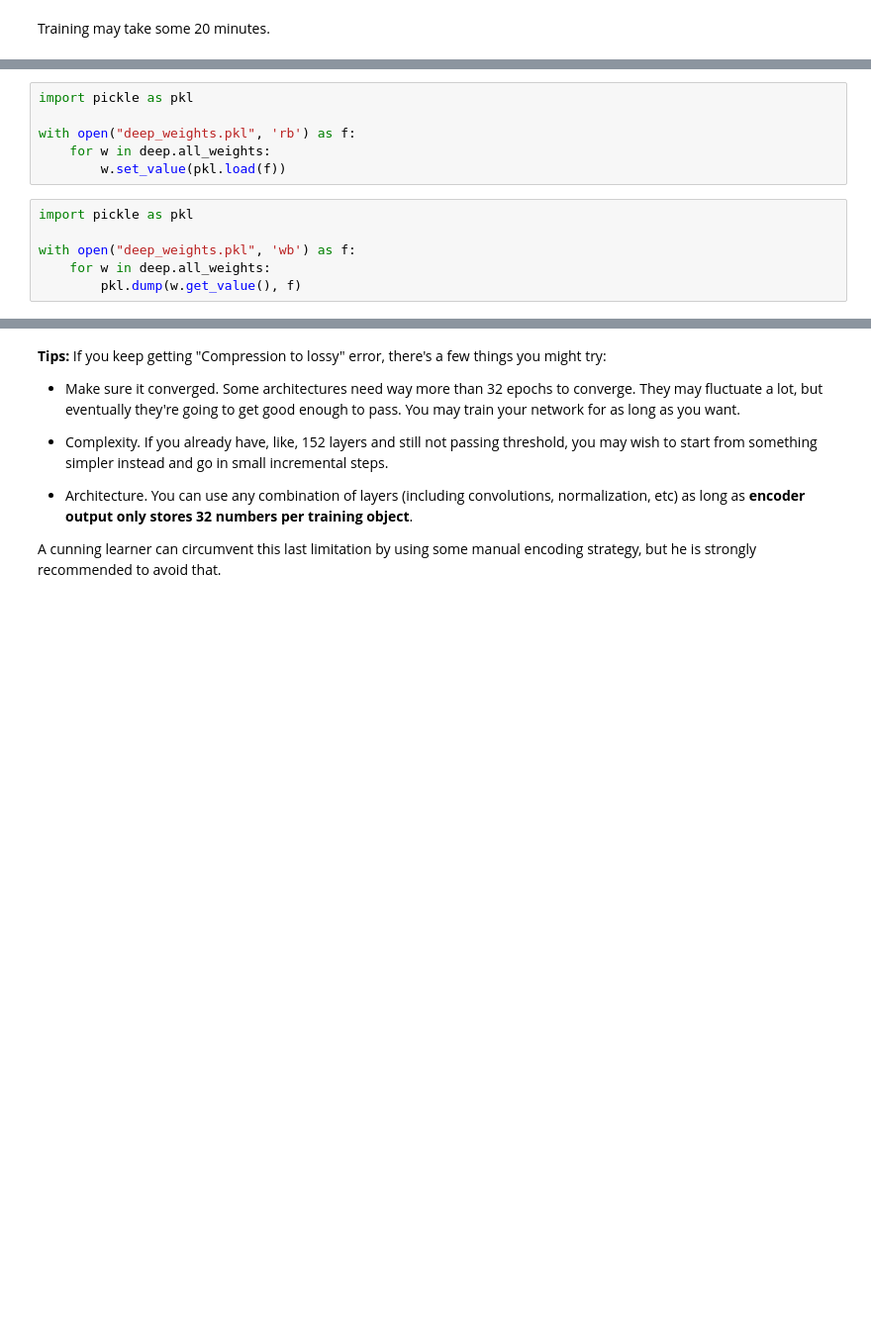
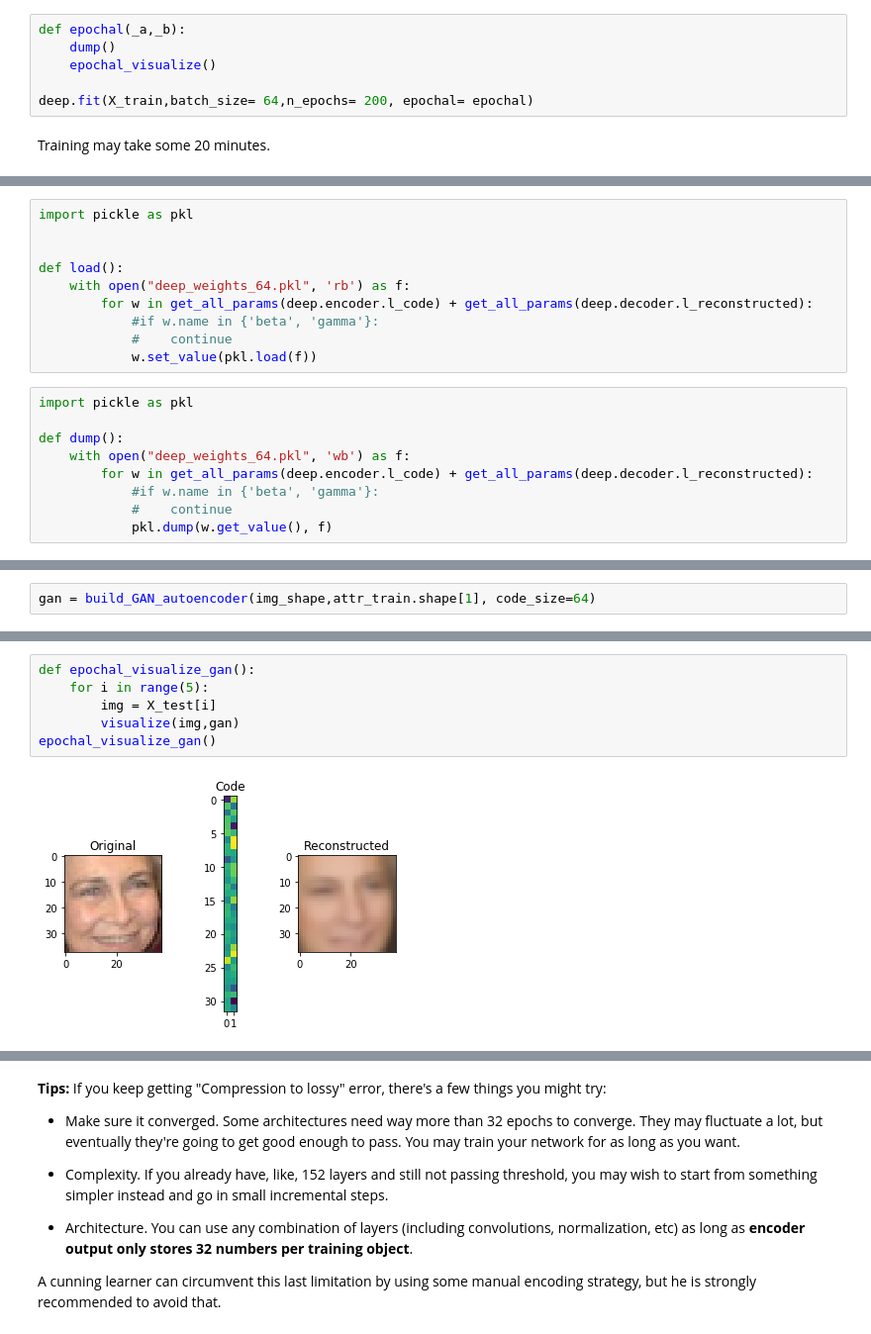
Before and after one commit to tvorogme/digitalfest, a Jupyter notebook: mc.ipynb, the cells around one changed output, grey strips where cells are left out. Shown at 99% size. Cells and saved outputs as stored; diff of their text form; blank space fills up the shorter version.

```diff
--- a/mc.ipynb
+++ b/mc.ipynb
@@ -395,2 +375,8 @@ KeyboardInterrupt:
+# %%
+def epochal(_a,_b):
+    dump()
+    epochal_visualize()
+
+deep.fit(X_train,batch_size= 64,n_epochs= 200, epochal= epochal)
 # %% [markdown]
 Training may take some 20 minutes.
@@ -414,12 +383,19 @@ for i in range(5):
 # %%
 import pickle as pkl
 
-with open("deep_weights.pkl", 'rb') as f:
-    for w in deep.all_weights:
-        w.set_value(pkl.load(f))
+
+def load():
+    with open("deep_weights_64.pkl", 'rb') as f:
+        for w in get_all_params(deep.encoder.l_code) + get_all_params(deep.decoder.l_reconstructed):
+            #if w.name in {'beta', 'gamma'}:
+            #    continue
+            w.set_value(pkl.load(f))
 # %%
 import pickle as pkl
 
-with open("deep_weights.pkl", 'wb') as f:
-    for w in deep.all_weights:
-        pkl.dump(w.get_value(), f)
+def dump():
+    with open("deep_weights_64.pkl", 'wb') as f:
+        for w in get_all_params(deep.encoder.l_code) + get_all_params(deep.decoder.l_reconstructed):
+            #if w.name in {'beta', 'gamma'}:
+            #    continue
+            pkl.dump(w.get_value(), f)
@@ -425,0 +621,2 @@ with open("deep_weights.pkl", 'wb') as f:
+# %%
+gan = build_GAN_autoencoder(img_shape,attr_train.shape[1], code_size=64)
@@ -425,0 +670,8 @@ with open("deep_weights.pkl", 'wb') as f:
+# %%
+def epochal_visualize_gan():
+    for i in range(5):
+        img = X_test[i]
+        visualize(img,gan)
+epochal_visualize_gan()
+# %% [output]
+[figure, added]
```
Also changed, not shown: parts of 43 cells of this notebook.
